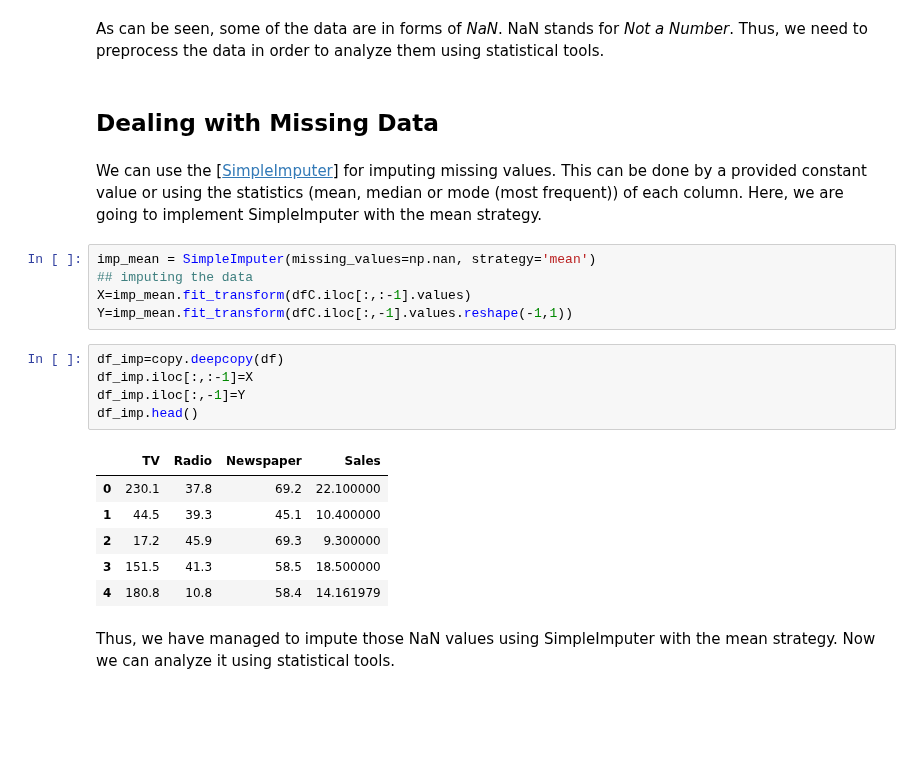
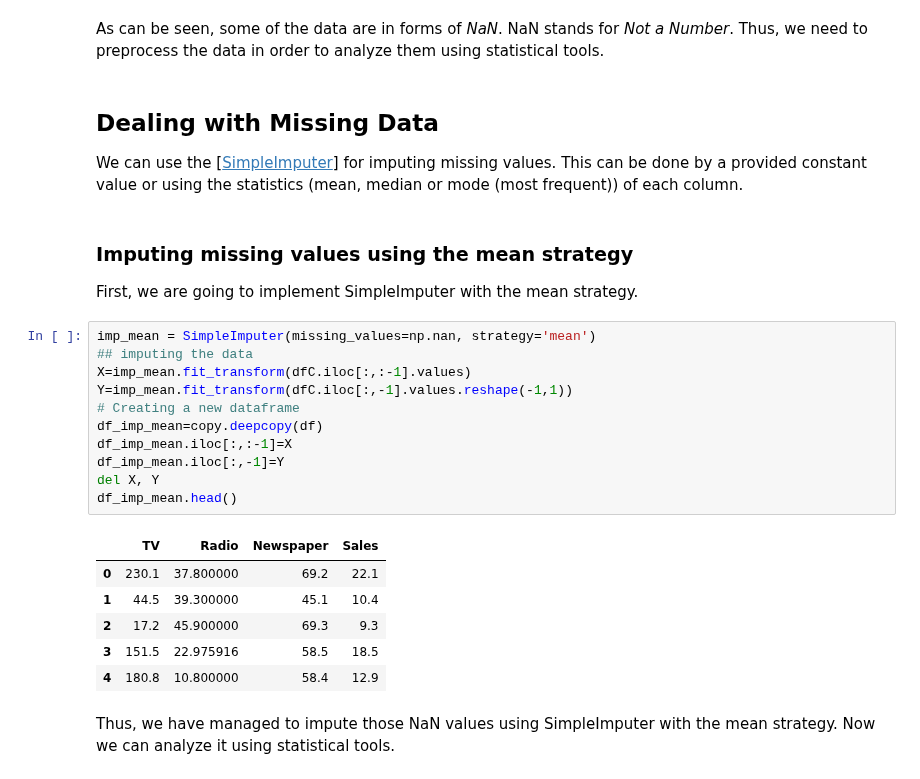
Before and after one commit to HatefDastour/Notes, a Jupyter notebook: Data_Processing/Preprocessing_Data_in_Python.ipynb, the cells around one changed output. Drawn from its saved outputs; the diff is of its cells as text; blank space fills up the shorter version.

```diff
--- a/Data_Processing/Preprocessing_Data_in_Python.ipynb
+++ b/Data_Processing/Preprocessing_Data_in_Python.ipynb
@@ -38,26 +49,31 @@ dfC.head()
 # %% [markdown]
 As can be seen, some of the data are in forms of *NaN*. NaN stands for *Not a Number*. Thus, we need to preprocess the data in order to analyze them using statistical tools.
-# %% [markdown]
-## Dealing with Missing Data
 # %% [markdown]
-We can use the [[SimpleImputer](https://scikit-learn.org/stable/modules/generated/sklearn.impute.SimpleImputer.html#sklearn.impute.SimpleImputer)] for imputing missing values. This can be done by a provided constant value or using the statistics (mean, median or mode (most frequent)) of each column. Here, we are going to implement SimpleImputer with the mean strategy.
+## Dealing with Missing Data
+
+We can use the [[SimpleImputer](https://scikit-learn.org/stable/modules/generated/sklearn.impute.SimpleImputer.html#sklearn.impute.SimpleImputer)] for imputing missing values. This can be done by a provided constant value or using the statistics (mean, median or mode (most frequent)) of each column.
+# %% [markdown]
+### Imputing missing values using the mean strategy
+
+First, we are going to implement SimpleImputer with the mean strategy.
 # %%
 imp_mean = SimpleImputer(missing_values=np.nan, strategy='mean')
 ## imputing the data
 X=imp_mean.fit_transform(dfC.iloc[:,:-1].values)
 Y=imp_mean.fit_transform(dfC.iloc[:,-1].values.reshape(-1,1))
+# Creating a new dataframe
+df_imp_mean=copy.deepcopy(df)
+df_imp_mean.iloc[:,:-1]=X
+df_imp_mean.iloc[:,-1]=Y
+del X, Y
+df_imp_mean.head()
+# %% [output]
+|  | TV | Radio | Newspaper | Sales |
+| 0 | 230.1 | 37.800000 | 69.2 | 22.1 |
+| 1 | 44.5 | 39.300000 | 45.1 | 10.4 |
+| 2 | 17.2 | 45.900000 | 69.3 | 9.3 |
+| 3 | 151.5 | 22.975916 | 58.5 | 18.5 |
+| 4 | 180.8 | 10.800000 | 58.4 | 12.9 |
-# %%
-df_imp=copy.deepcopy(df)
-df_imp.iloc[:,:-1]=X
-df_imp.iloc[:,-1]=Y
-df_imp.head()
-# %% [output]
-|  | TV | Radio | Newspaper | Sales |
-| 0 | 230.1 | 37.8 | 69.2 | 22.100000 |
-| 1 | 44.5 | 39.3 | 45.1 | 10.400000 |
-| 2 | 17.2 | 45.9 | 69.3 | 9.300000 |
-| 3 | 151.5 | 41.3 | 58.5 | 18.500000 |
-| 4 | 180.8 | 10.8 | 58.4 | 14.161979 |
 # %% [markdown]
 Thus, we have managed to impute those NaN values using SimpleImputer with the mean strategy. Now we can analyze it using statistical tools.
 # %% [markdown]
```
Also changed, not shown: parts of 22 cells of this notebook.
